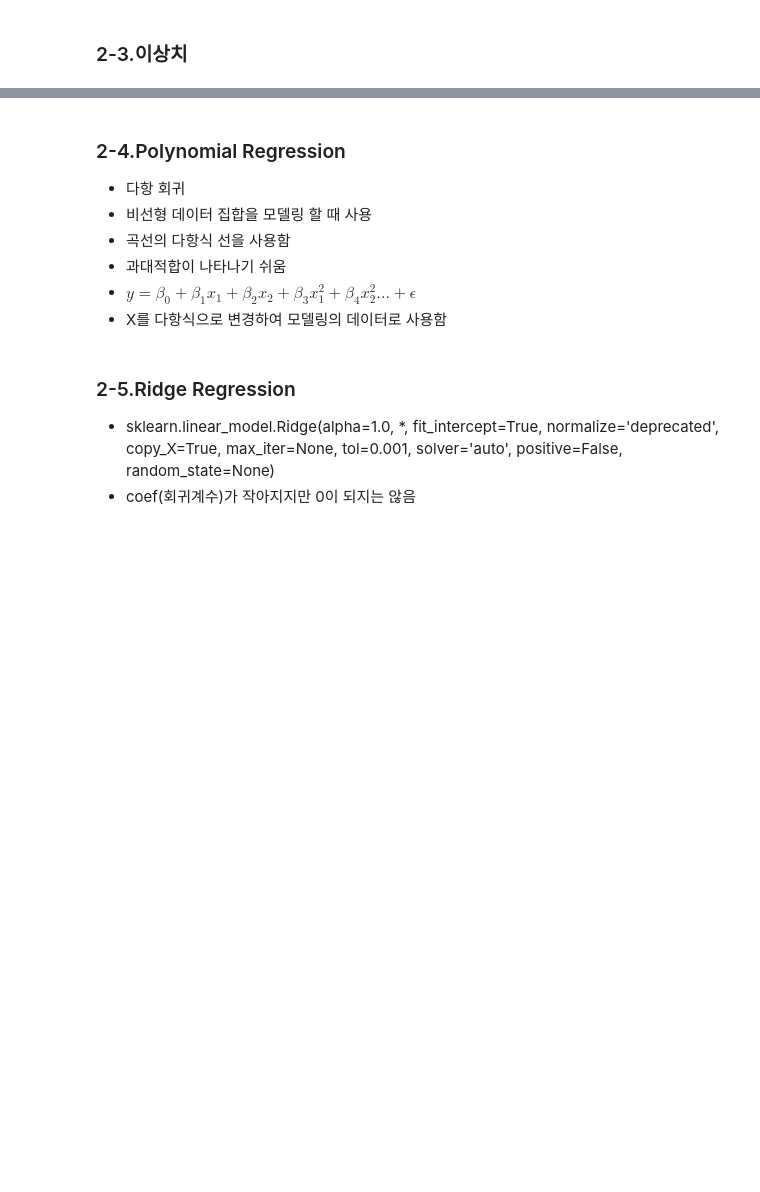
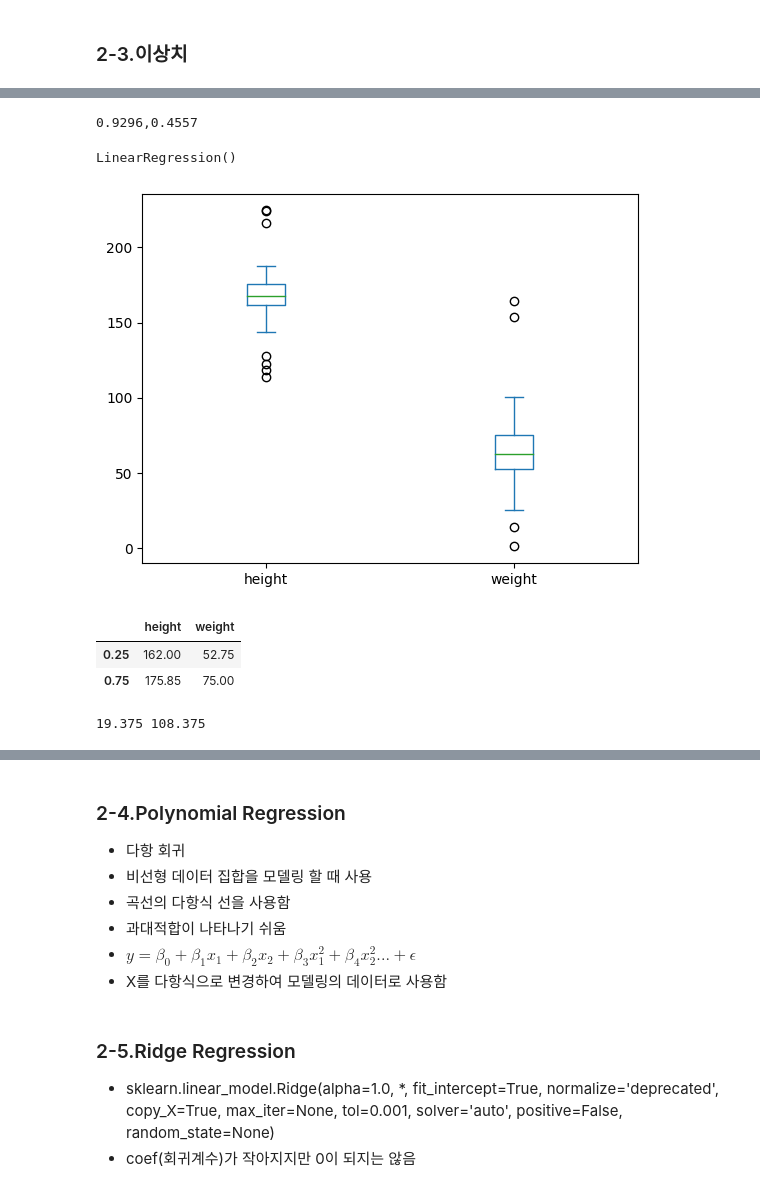
Before and after one commit to Leo2park/new, a Jupyter notebook: [ML_04]_regression_LAB_ipynb의_사본.ipynb, the cells around one changed output, grey strips where cells are left out. Drawn from its saved outputs; the diff is of its cells as text; code cells hidden in the pictures; blank space fills up the shorter version.

```diff
--- a/[ML_04]_regression_LAB_ipynb의_사본.ipynb
+++ b/[ML_04]_regression_LAB_ipynb의_사본.ipynb
@@ -81,7 +167,14 @@ from sklearn.linear_model import LinearRegression
 # [1] 데이터를 분리하고, 학습 한 뒤, R2_score를 구해 출력
 def Model_Train(model, XF, YF):
     # 7:3 분리, random_state=321  (주의: stratify사용 안함 -> 분류 모델에서만 사용)
-    pass
+    # Xscaled = MinMaxscaler().fit_transform(XF)
+    xtrain, xtest, ytrain, ytest = train_test_split(XF, YF, test_size =0.3, random_state=321)
+
+    model.fit(xtrain,ytrain)
+    A = model.score(xtrain,ytrain)
+    B = model.score(xtest,ytest)
+    print(f'{A:.4f},{B:.4F}')
+    return model
 # %% [markdown]
 ### 2-2. Multiple Linear Regression
 - $y = \beta_{0} + \beta_{1} x_{1} + \beta_{2} x_{2} + ...+ \epsilon$
@@ -94,3 +197,6 @@ def Model_Train(model, XF, YF):
 ### 2-3.이상치
 # %%
 # [4] 이상치를 포함한 데이터 생성 (outlier=0.07 사용)
+Toutlier = make_sample(1234, 100, outlier=0.07)
+Xoutlier = Toutlier[['height','weight']]
+Youtlier = Toutlier[['BMI']]
@@ -97,6 +212,21 @@ def Model_Train(model, XF, YF):
 # %%
 # [5] 이상치가 포함된 경우, LinearRegression 모델 사용
+model2 = LinearRegression()
+Model_Train(model2, Xoutlier, Youtlier)
+# %% [output]
+0.9296,0.4557
+LinearRegression()
 # %%
 # [6] 그래프 사용하여 이상치 확인
+import matplotlib.pyplot as plt
+Xoutlier.plot(kind='box')
+plt.show()
+# %% [output]
+[figure, added]
 # %%
 # [7] 각 feature별 Q1, Q3 확인
+Xoutlier.quantile([0.25, 0.75])
+# %% [output]
+|  | height | weight |
+| 0.25 | 162.00 | 52.75 |
+| 0.75 | 175.85 | 75.00 |
@@ -110,0 +233,9 @@ def Model_Train(model, XF, YF):
+# %%
+# [7] 각 feature별 Q1, Q3 확인
+Q1,Q3 = Xoutlier['weight'].quantile([0.25, 0.75])
+IQR = Q3 - Q1
+lower_w = round(Q1-IQR*1.5, 3)
+upper_w = round(Q3+IQR*1.5, 3)
+print(lower_w, upper_w)
+# %% [output]
+19.375 108.375
```
Also changed, not shown: parts of 24 cells of this notebook.
